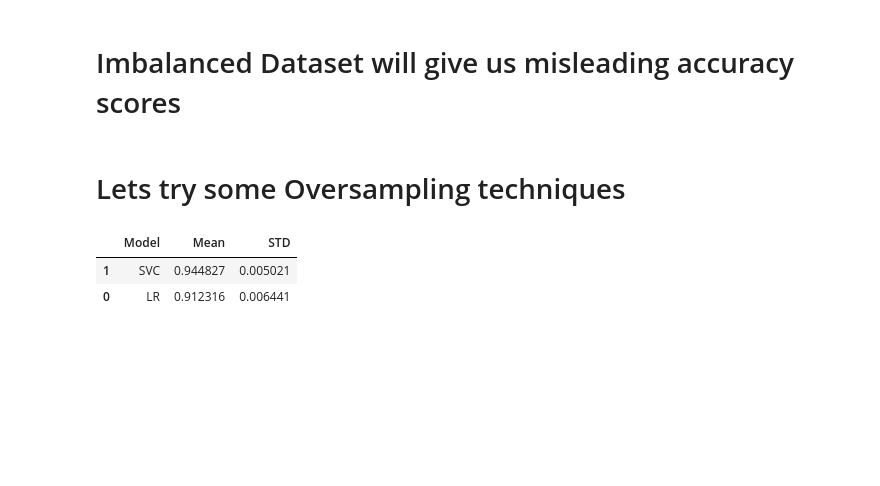
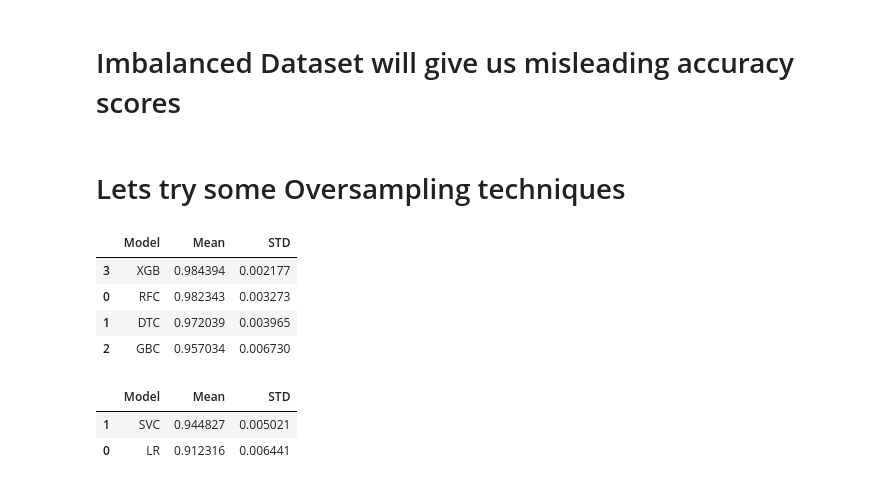
Before and after one commit to MaukanMir/Expert-Car-Classification, a Jupyter notebook: training.ipynb, the cells around one changed output. Cells and saved outputs as stored; diff of their text form; code cells hidden in the pictures; blank space fills up the shorter version.

Commit message:
added new models

```diff
--- a/training.ipynb
+++ b/training.ipynb
@@ -531,6 +531,16 @@ testing_selected_models(names, models, X, y, preprocessor)
 # Lets try some Oversampling techniques
 # %%
 X_smote, y_smote = get_over_sampling_methods(X, y, "SMOTE", preprocessor)
+# %%
+names = ["RFC", "DTC", "GBC", "XGB"]
+models = get_selected_models(names)
+testing_selected_models(names, models, X_smote, y_smote, preprocessor, sampled=True)
+# %% [output]
+|  | Model | Mean | STD |
+| 3 | XGB | 0.984394 | 0.002177 |
+| 0 | RFC | 0.982343 | 0.003273 |
+| 1 | DTC | 0.972039 | 0.003965 |
+| 2 | GBC | 0.957034 | 0.006730 |
 # %%
 names = ['LR', 'SVC']
 models = get_selected_models(names)
```
Also changed, not shown: parts of 1 cell of this notebook.
